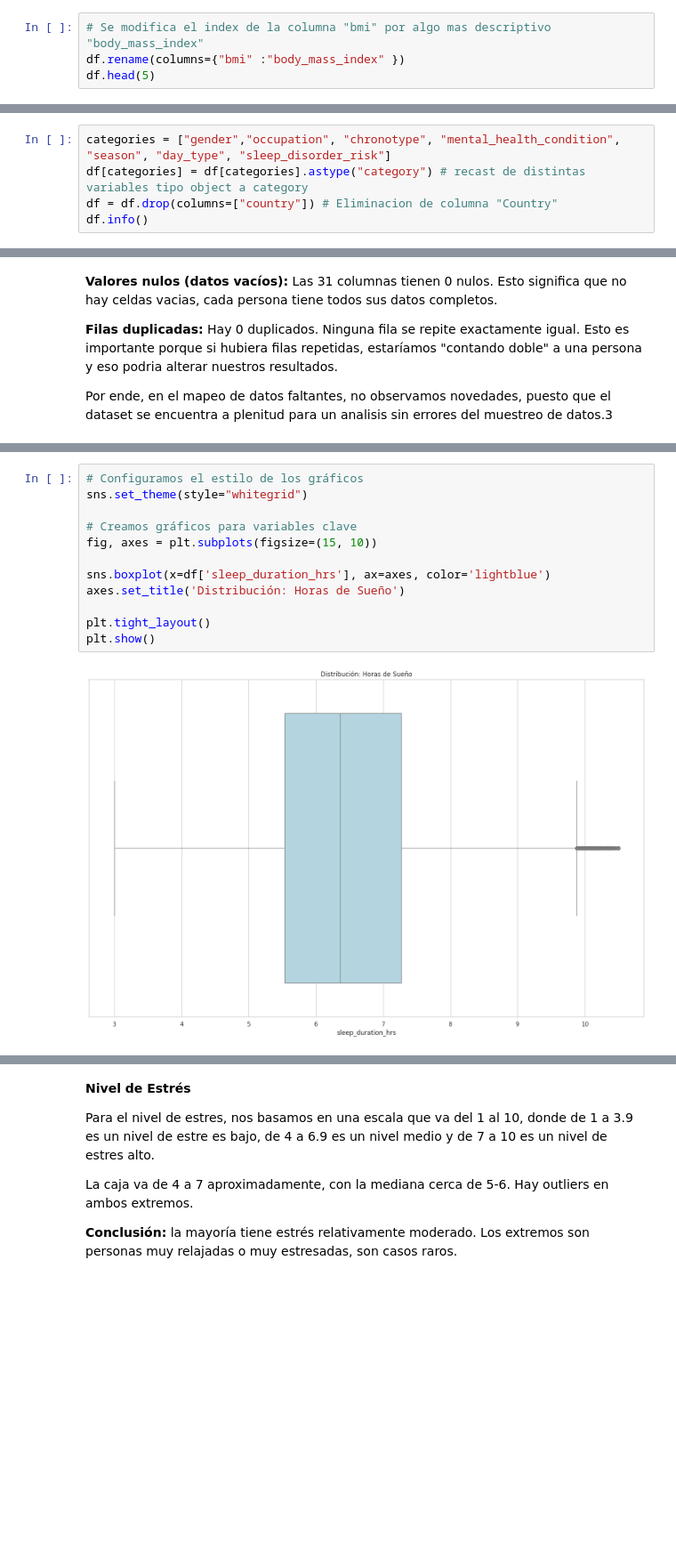
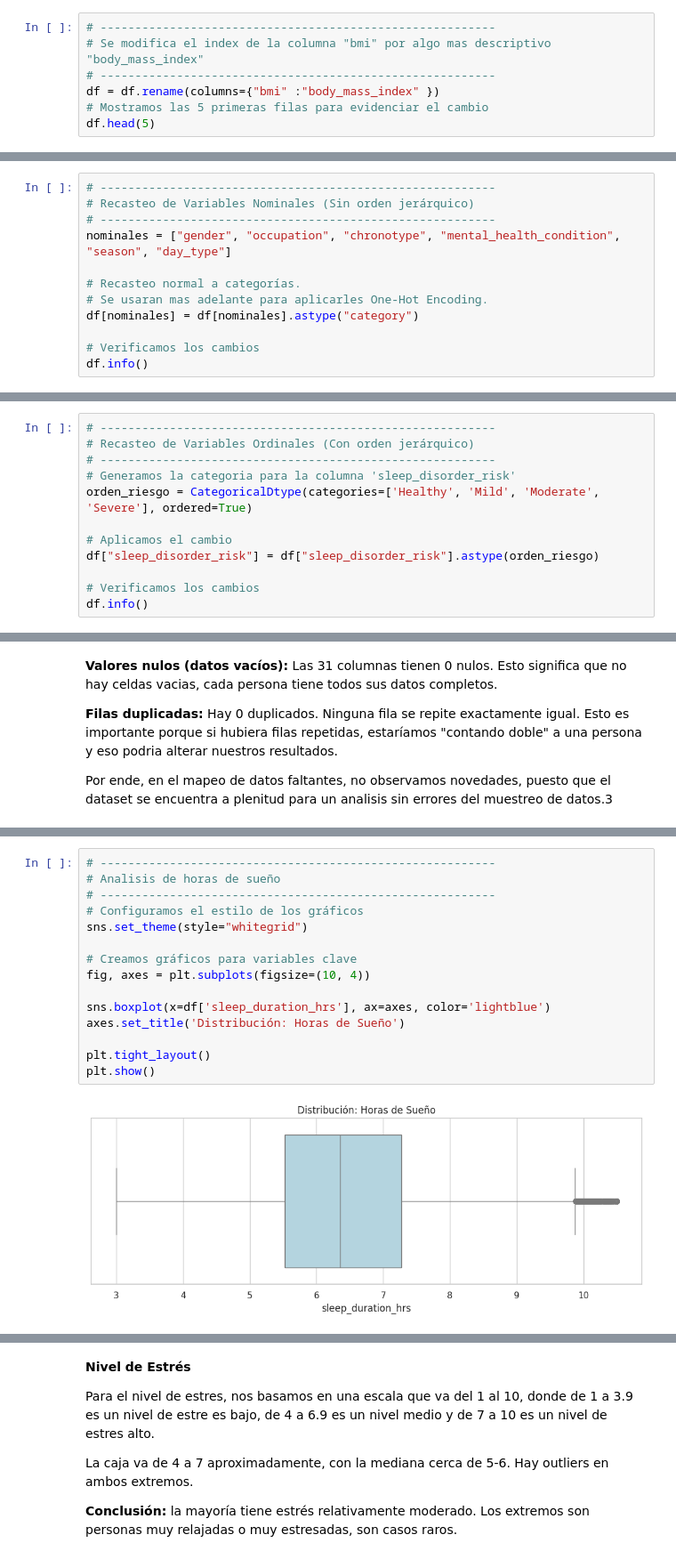
Before and after one commit to R3vival/Intro_Ciencia_De_Datos_Trabajo, a Jupyter notebook: Trabajo_Final_Intro_DC.ipynb, the cells around one changed output, grey strips where cells are left out. Shown at 89% size. Cells and saved outputs as stored; diff of their text form; blank space fills up the shorter version.

Commit message:
Updates de visualizacion, comentarios y ampliacion de conclusiones

```diff
--- a/Trabajo_Final_Intro_DC.ipynb
+++ b/Trabajo_Final_Intro_DC.ipynb
@@ -40,5 +49,8 @@ Renombramos variables
 # %%
+# ---------------------------------------------------------
 # Se modifica el index de la columna "bmi" por algo mas descriptivo "body_mass_index"
-df.rename(columns={"bmi" :"body_mass_index" })
+# ---------------------------------------------------------
+df = df.rename(columns={"bmi" :"body_mass_index" })
+# Mostramos las 5 primeras filas para evidenciar el cambio
 df.head(5)
 # %% [output]
@@ -85,8 +99,3 @@ memory usage: 24.4+ MB
 *   sleep_disorder_risk: Cambio a categorica ordinal
 # %% [markdown]
 Comenzamos recasteo de datos
-# %%
-categories = ["gender","occupation", "chronotype", "mental_health_condition", "season", "day_type", "sleep_disorder_risk"]
-df[categories] = df[categories].astype("category") # recast de distintas variables tipo object a category
-df = df.drop(columns=["country"]) # Eliminacion de columna "Country"
-df.info()
@@ -115,0 +102,12 @@ df.sample()
+# %%
+# ---------------------------------------------------------
+# Recasteo de Variables Nominales (Sin orden jerárquico)
+# ---------------------------------------------------------
+nominales = ["gender", "occupation", "chronotype", "mental_health_condition", "season", "day_type"]
+
+# Recasteo normal a categorías.
+# Se usaran mas adelante para aplicarles One-Hot Encoding.
+df[nominales] = df[nominales].astype("category")
+
+# Verificamos los cambios
+df.info()
@@ -115,0 +139,12 @@ df.sample()
+# %%
+# ---------------------------------------------------------
+# Recasteo de Variables Ordinales (Con orden jerárquico)
+# ---------------------------------------------------------
+# Generamos la categoria para la columna 'sleep_disorder_risk'
+orden_riesgo = CategoricalDtype(categories=['Healthy', 'Mild', 'Moderate', 'Severe'], ordered=True)
+
+# Aplicamos el cambio
+df["sleep_disorder_risk"] = df["sleep_disorder_risk"].astype(orden_riesgo)
+
+# Verificamos los cambios
+df.info()
@@ -205,18 +311,21 @@ Por ende, en el mapeo de datos faltantes, no observamos novedades, puesto que el
 Exploramos la distribución de los datos y buscamos valores atípicos (outliers) mediante Boxplots.
 # %%
+# ---------------------------------------------------------
+# Analisis de horas de sueño
+# ---------------------------------------------------------
 # Configuramos el estilo de los gráficos
 sns.set_theme(style="whitegrid")
 
 # Creamos gráficos para variables clave
-fig, axes = plt.subplots(figsize=(15, 10))
+fig, axes = plt.subplots(figsize=(10, 4))
 
 sns.boxplot(x=df['sleep_duration_hrs'], ax=axes, color='lightblue')
 axes.set_title('Distribución: Horas de Sueño')
 
 plt.tight_layout()
 plt.show()
 # %% [output]
-[figure, old version]
+[figure, new version]
 # %% [markdown]
 **Horas de Sueño**
 
```
Also changed, not shown: parts of 43 cells of this notebook.
